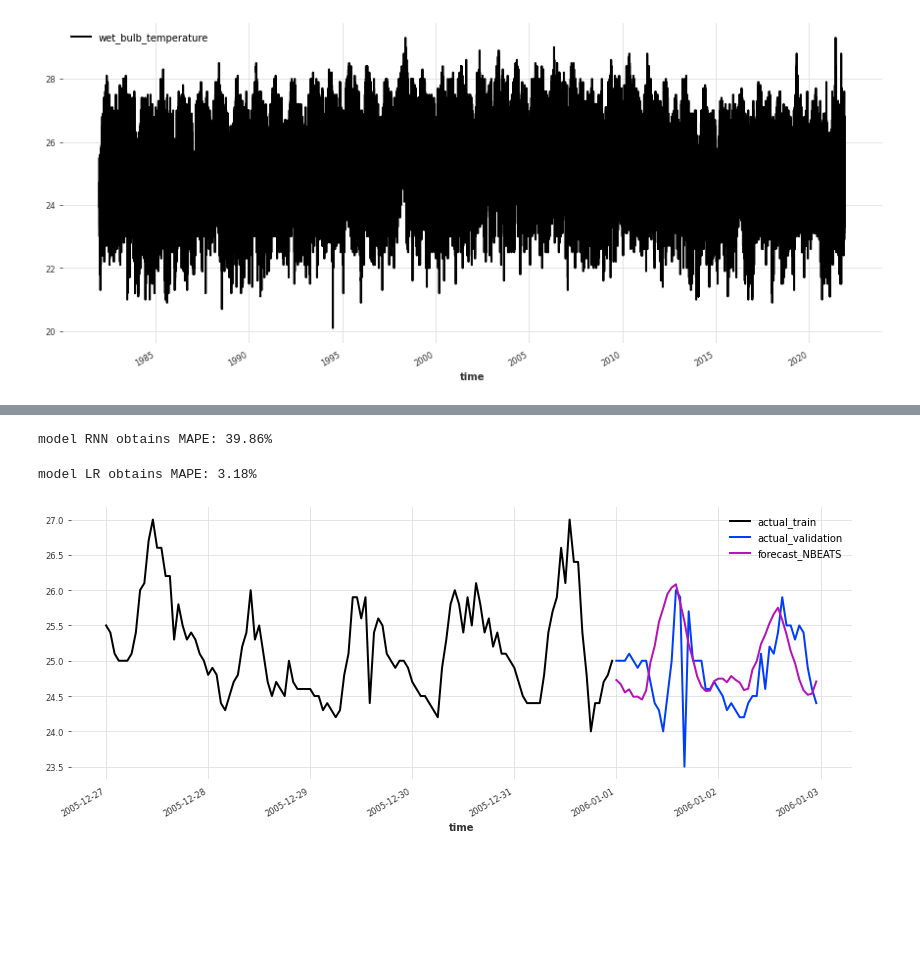
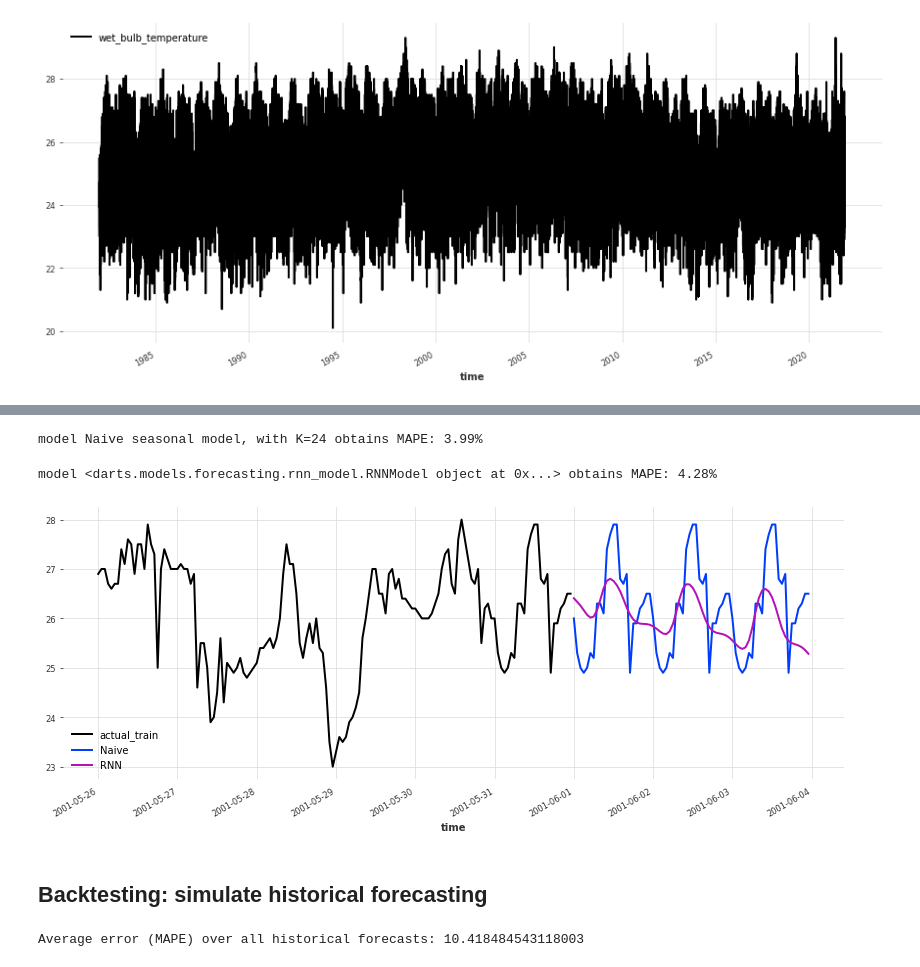
Before and after one commit to siyue-zhang/time-series-forecast-Darts, a Jupyter notebook: benchmark.ipynb, the cells around one changed output, grey strips where cells are left out. Saved outputs shown, nothing was run; the diff lists cells and outputs as text; code cells hidden in the pictures; blank space fills up the shorter version.

```diff
--- a/benchmark.ipynb
+++ b/benchmark.ipynb
@@ -136,12 +99,0 @@ Training loss: 0.0033, validation loss: 0.0033, best val loss: 0.0033
-# %%
-forecast = my_model.predict(len(val))
-print('model {} obtains MAPE: {:.2f}%'.format("RNN", mape(val_transformed, forecast)))
-# %% [output]
-model RNN obtains MAPE: 39.86%
-# %%
-LR_model = LinearRegressionModel(lags=24)
-LR_model.fit(train)
-LR_forecast = LR_model.predict(len(val))
-print('model {} obtains MAPE: {:.2f}%'.format("LR", mape(val,LR_forecast)))
-# %% [output]
-model LR obtains MAPE: 3.18%
@@ -150,10 +100,58 @@ forecast_inv=transformer.inverse_transform(forecast)
+# %%
+# choose models to test
+tests = ["Naive", "RNN"]
+forecasts = {}
+trained_models = {}
+for test in tests:
+    model = models[test]
+
+    if test == "RNN":
+        transformer = Scaler()
+        train_transformed = transformer.fit_transform(train)
+        val_transformed = transformer.transform(val)
+        series_transformed = transformer.transform(series)
+
+        model.fit(train_transformed, val_series=val_transformed, verbose=True)
+        forecast = model.predict(len(val))
+        forecast = transformer.inverse_transform(forecast)
+
+        trained_models[test] = (transformer, model)
+    else:
+        model.fit(train)
+        forecast = model.predict(len(val))
+        trained_models[test] = model
+
+    print('model {} obtains MAPE: {:.2f}%'.format(model, mape(val, forecast)))
+    forecasts[test] = forecast
+# %% [output]
+model Naive seasonal model, with K=24 obtains MAPE: 3.99%
+model <darts.models.forecasting.rnn_model.RNNModel object at 0x...> obtains MAPE: 4.28%
 # %%
+# plot
+days_before = 6
+days_after = 3
+
 plt.figure(figsize=(14,5))
-train[-24*5:].plot(label='actual_train')
-val[:24*2].plot(label='actual_validation')
-# forecast_inv[:24*2].plot(label='forecast_RNN')
-# LR_forecast[:24*2].plot(label='forecast_LR')
-NBEATS_forecast[:24*2].plot(label='forecast_NBEATS')
+train[-24*days_before:].plot(label='actual_train')
+# val[:24*days_after].plot(label='actual_validation')
+
+for test in tests:
+    forecasts[test][:24*days_after].plot(label=test)
+
 plt.legend();
 # %% [output]
-[figure, old version]
+[figure, new version]
+# %% [markdown]
+## Backtesting: simulate historical forecasting
+# %%
+bk_test_model = RNN
+
+average_error = bk_test_model.backtest(series_transformed, start=pd.Timestamp('20010101'), forecast_horizon=3, verbose=True, retrain=False)
+print("Average error (MAPE) over all historical forecasts: {}".format(average_error))
+
+# raw_errors = bk_test_model.backtest(series, start=pd.Timestamp('20010101'), forecast_horizon=3, reduction=None, verbose=True, retrain=False)
+# plot_hist(raw_errors, bins=np.arange(0, max(raw_errors), 1), title='Individual backtest error scores (histogram)')
+
+# historical_fcast = bk_test_model.historical_forecasts(series, start=pd.Timestamp('20010101'), forecast_horizon=3, verbose=True, retrain=False)
+# %% [output]
+Average error (MAPE) over all historical forecasts: 10.418484543118003
```
Also changed, not shown: parts of 13 cells of this notebook, 8 other files.
